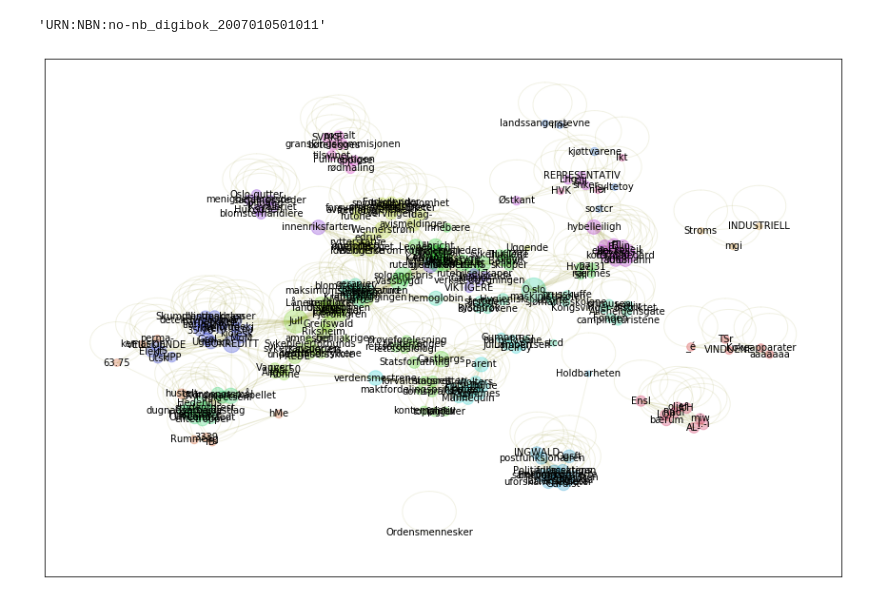
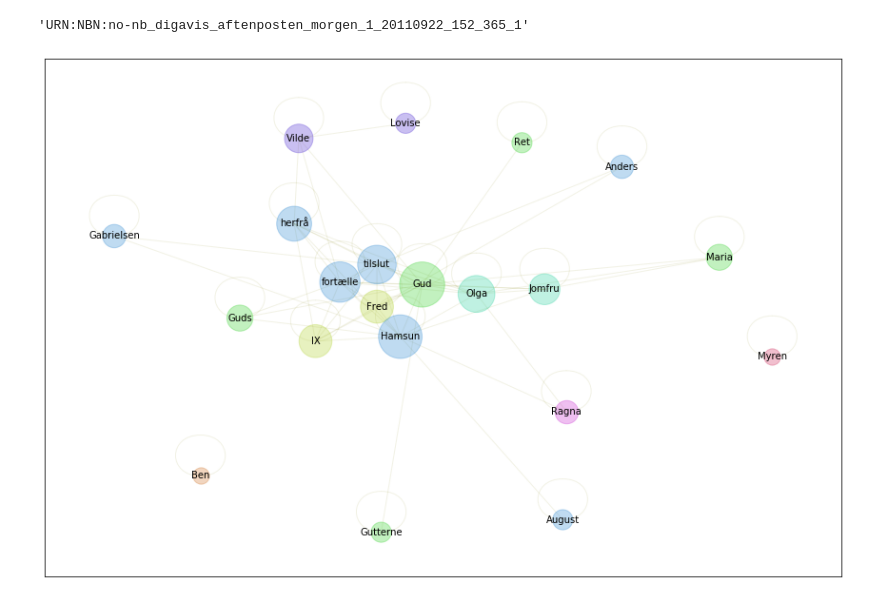
Before and after one commit to Yoonsen/Document_thematic_analysis, a Jupyter notebook: sketches.ipynb, the cells around one changed output. Drawn from its saved outputs; the diff is of its cells as text; code cells hidden in the pictures.

```diff
--- a/sketches.ipynb
+++ b/sketches.ipynb
@@ -2,4 +2,4 @@
 import dhlab.text as dh
 import dhlab.api.dhlab_api as api
 # %%
-crp = dh.Corpus(doctype="digavis", freetext="aftenposten", from_year = 1950)
+crp = dh.Corpus(doctype="digibok", author="hamsun", title="samlede", from_year = 1950)
@@ -85,24 +101,28 @@ b = (a/a).fillna(0)
 # %%
 crp.corpus.urn[0]
 # %% [output]
-'URN:NBN:no-nb_digibok_2007010501011'
+'URN:NBN:no-nb_digavis_aftenposten_morgen_1_20110922_152_365_1'
 # %%
 import dhlab.graph_networkx_louvain as gnl
 import networkx as nx
 # %%
 ref = api.totals(n=400000)
 # %%
-def theme_book(urn = None, reference = None, chunksize= 1000, maxval = 0.9, minval = 0.2):
+def theme_book(urn = None, reference = None, wordlist = None, chunksize= 1000, maxval = 0.9, minval = 0.2):
     chunk0 = dh.Chunks(urn= crp.corpus.urn[0], chunks = chunksize)
     df0 = pd.DataFrame(chunk0.chunks).transpose().fillna(0)
+    if not wordlist is None:
+        df0 = df0.loc[[x for x in wordlist if x in df0.index]]
     count0 = df0.sum(axis = 1)
     if not reference is None:
         relevance0 = ((count0/count0.sum())/(reference[reference.columns[0]]/reference[reference.columns[0]].sum())).dropna()
     else:
-        units = df0/df0
+        units = df0
         (rows, cols) = units.shape
-        words_from_chunks = units[minval < units.sum(axis = 1)/cols][units.sum(axis = 1)/cols < maxval].index
-        relevance0 = count0.loc[words_from_chunks]/count0.loc[words_from_chunks].sum()
+        #print(units)
+        #words_from_chunks = units[minval < units.sum(axis = 1)/cols][units.sum(axis = 1)/cols < maxval].index
+        words_from_chunks = df0.index
+        relevance0 = count0.loc[words_from_chunks] #/count0.loc[words_from_chunks].sum()
     words = relevance0.sort_values(ascending=False).head(250).index
     prod = df0.loc[words].dot(df0.loc[words].transpose())
     return prod
@@ -109,8 +220,8 @@ def theme_book(urn = None, reference = None, chunksize= 1000, maxval = 0.9, minv
 # %%
-prod = theme_book(urn = crp.corpus.urn[5], reference = ref, maxval = 0.4, chunksize=1000)
+prod = theme_book(urn = crp.corpus.urn[0], reference = None, wordlist = list(set(wordlist)), maxval = 0.4, chunksize=1000)
 # %%
 G = nx.from_pandas_adjacency(prod)
 # %%
-gnl.show_graph(G)
+gnl.show_graph(G, spread = 1.2)
 # %% [output]
-[figure, old version]
+[figure, new version]
```
Also changed, not shown: parts of 13 cells of this notebook, 3 other files.
